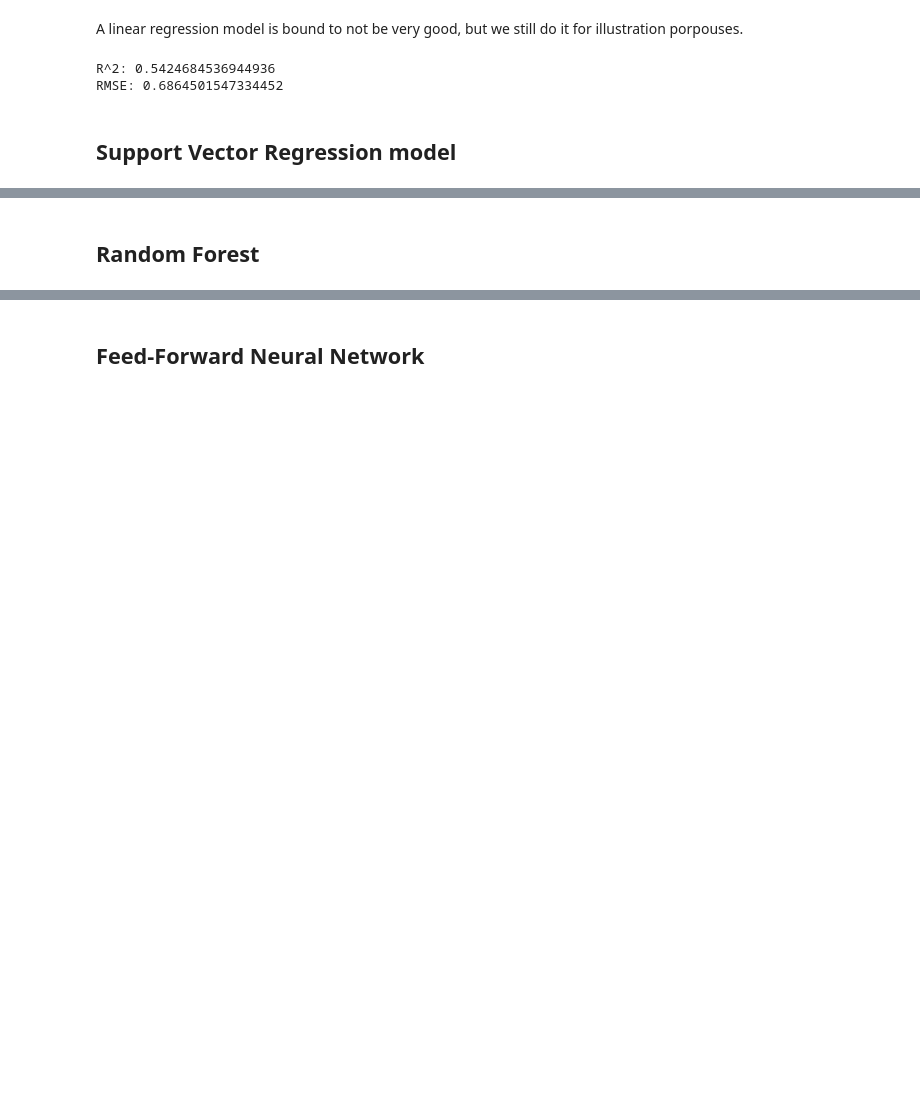
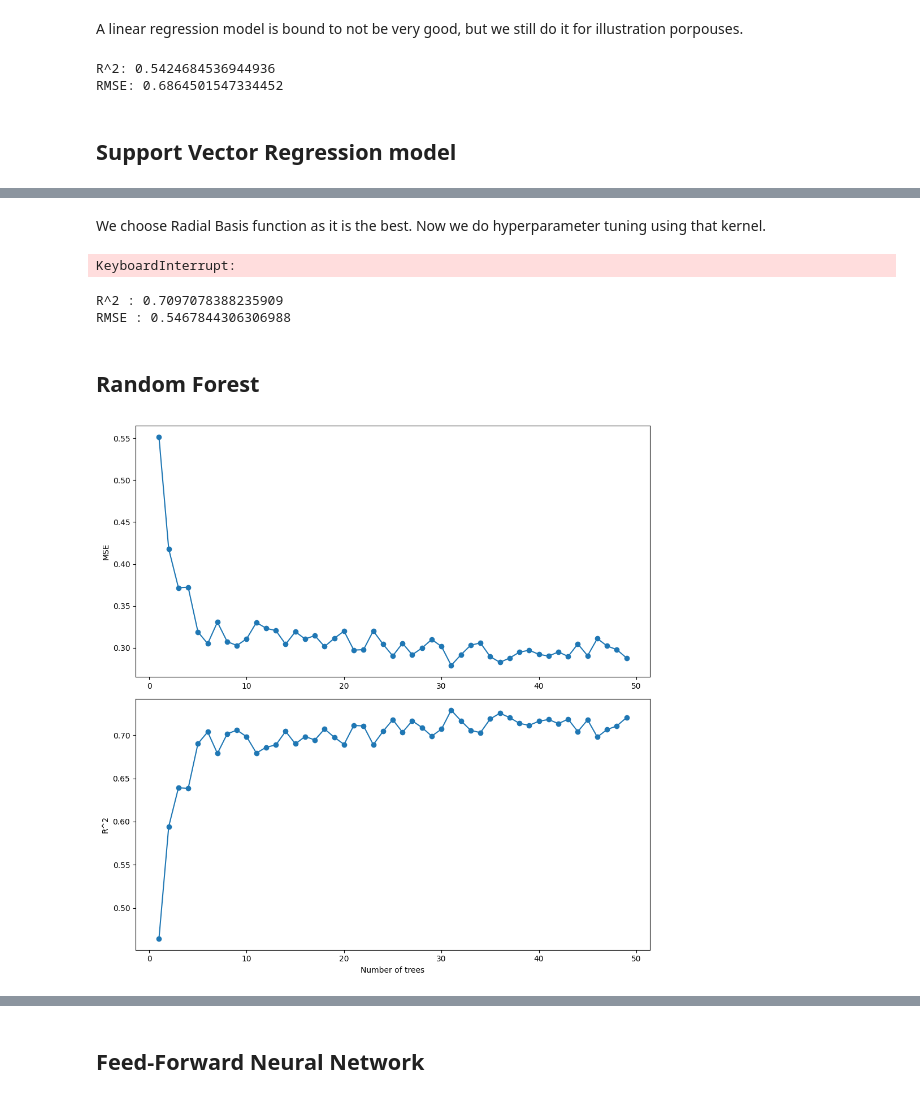
Before and after one commit to AdriaCoding/BlackCarbon, a Jupyter notebook: BlackCarbon.ipynb, the cells around one changed output, grey strips where cells are left out. Saved outputs shown, nothing was run; the diff lists cells and outputs as text; code cells hidden in the pictures; blank space fills up the shorter version.

```diff
--- a/BlackCarbon.ipynb
+++ b/BlackCarbon.ipynb
@@ -257,2 +266,81 @@ RMSE: 0.6047742335883145
+# %% [markdown]
+We choose Radial Basis function as it is the best. Now we do hyperparameter tuning using that kernel.
+# %%
+from sklearn.model_selection import GridSearchCV
+from sklearn.svm import SVR
+
+# Define the parameter grid
+param_grid = {
+    'C': [0.1, 1, 10, 100],  # Regularization parameter
+    'epsilon': [0.01, 0.1, 1],  # Epsilon in the epsilon-SVR model
+    'gamma': ['scale', 'auto', 0.001, 0.1, 1, 10]  # Kernel coefficient for 'rbf'
+}
+
+# Create a base model
+svr = SVR(kernel='rbf')
+
+# Instantiate the grid search model. Uses all processors with "n_jobs=-1"
+grid_search = GridSearchCV(estimator=svr, param_grid=param_grid, n_jobs=-1)
+
+# Fit the grid search to the data
+grid_search.fit(X_train, y_train)
+
+# Get the best parameters
+best_params = grid_search.best_params_
+
+print("Best parameters for SVR: ", best_params)
+print(f'Gamma_auto = {1 / X_train.shape[1]}')
+# %% [output]
+KeyboardInterrupt:
+# %%
+Svr = SVR(kernel='rbf', C=10, epsilon=0.1, gamma='auto')
+
+# Train the model
+Svr.fit(X_train, y_train)
+
+# Generate predictions for the test set
+pred_svr = Svr.predict(X_test)
+
+# Calculate R^2
+r2_svr = r2_score(y_test, pred_svr)
+print(f'R^2 : {r2_svr}')
+
+# Calculate RMSE
+rmse_svr = sqrt(mean_squared_error(y_test, pred_svr))
+print(f'RMSE : {rmse_svr}')
+# %% [output]
+R^2 : 0.7097078388235909
+RMSE : 0.5467844306306988
 # %% [markdown]
 ## Random Forest
+# %%
+from sklearn.ensemble import RandomForestRegressor
+
+rf_mse = []
+rf_r2 = []
+Ms = range(1, 50, 1)
+# Get the number of features
+for M in Ms:
+    rf = RandomForestRegressor(n_estimators=M)
+    rf.fit(X_train, y_train)
+    pred_rf = rf.predict(X_test)
+    rf_mse.append(mean_squared_error(y_test, pred_rf))
+    rf_r2.append(r2_score(y_test, pred_rf))
+# %%
+# Create a figure with 2 subplots
+fig, (ax1, ax2) = plt.subplots(2, figsize=(10, 10))
+
+# Plot MSE values
+ax1.plot(Ms, rf_mse, marker='o')
+ax1.set_ylabel('MSE')
+
+# Plot R^2 values
+ax2.plot(Ms, rf_r2, marker='o')
+ax2.set_xlabel('Number of trees')
+ax2.set_ylabel('R^2')
+
+# Display the figure
+plt.tight_layout()
+plt.show()
+# %% [output]
+[figure, added]
```
Also changed, not shown: parts of 15 cells of this notebook, 4 other files.
